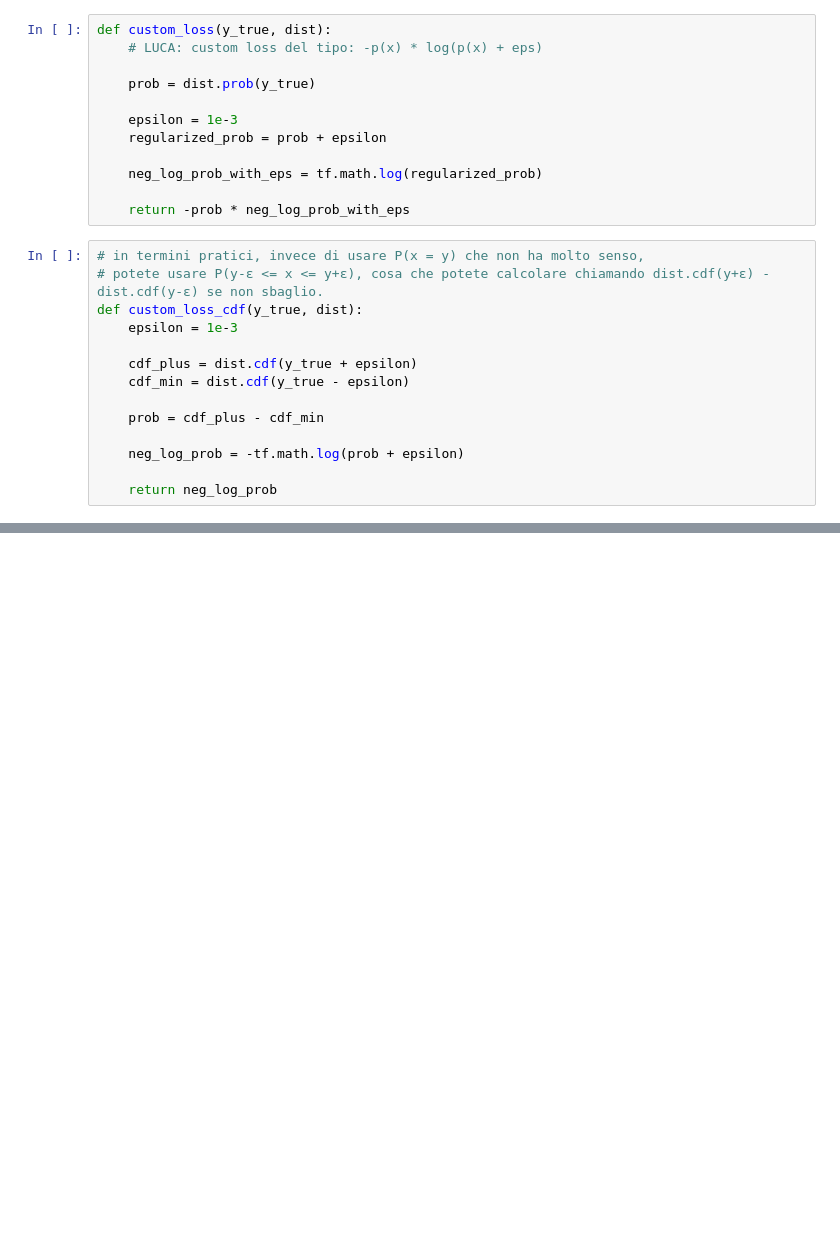
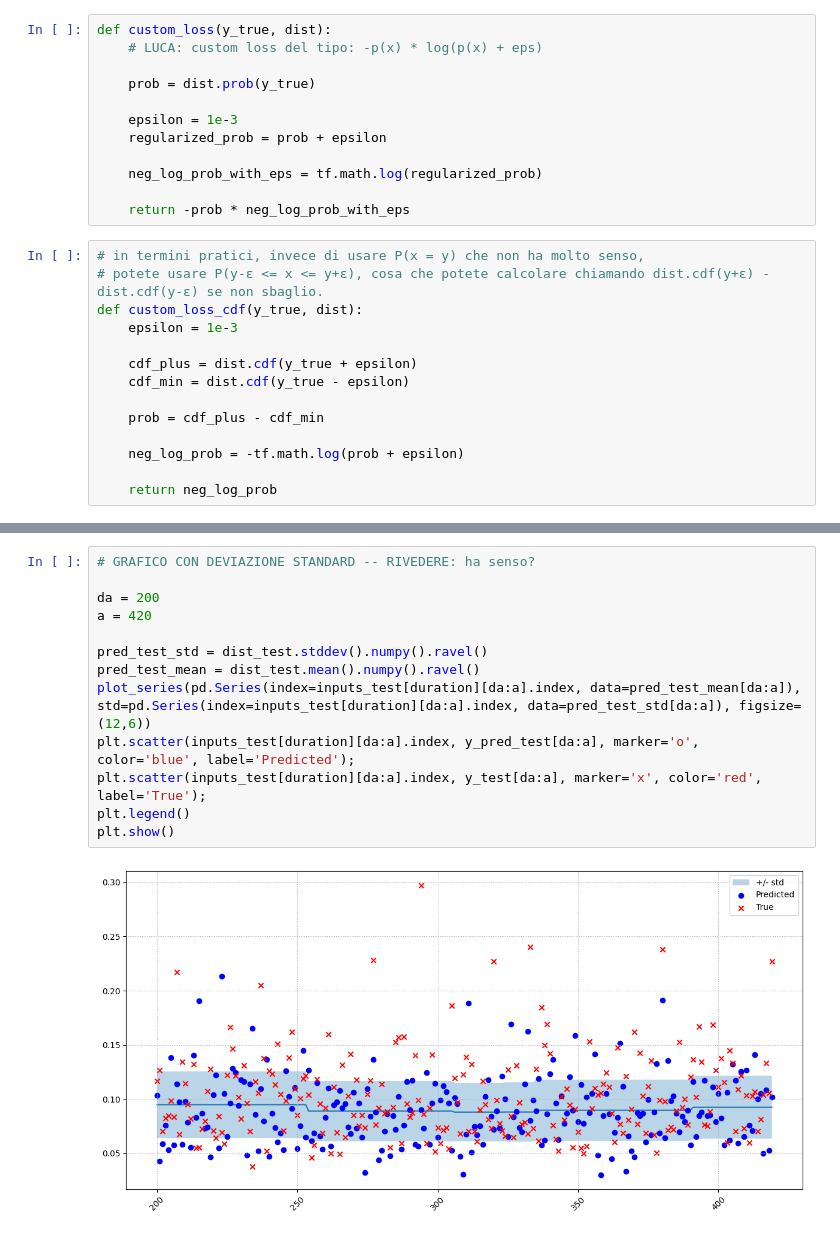
Before and after one commit to oshodiS/Rainfall-BetaEstimation, a Jupyter notebook: Rainfall.ipynb, the cells around one changed output, grey strips where cells are left out. Saved outputs shown, nothing was run; the diff lists cells and outputs as text; blank space fills up the shorter version.

```diff
--- a/Rainfall.ipynb
+++ b/Rainfall.ipynb
@@ -594,0 +643,15 @@ MAE: 0.04
+# %%
+# GRAFICO CON DEVIAZIONE STANDARD -- RIVEDERE: ha senso?
+
+da = 200
+a = 420
+
+pred_test_std = dist_test.stddev().numpy().ravel()
+pred_test_mean = dist_test.mean().numpy().ravel()
+plot_series(pd.Series(index=inputs_test[duration][da:a].index, data=pred_test_mean[da:a]), std=pd.Series(index=inputs_test[duration][da:a].index, data=pred_test_std[da:a]), figsize=(12,6))
+plt.scatter(inputs_test[duration][da:a].index, y_pred_test[da:a], marker='o', color='blue', label='Predicted');
+plt.scatter(inputs_test[duration][da:a].index, y_test[da:a], marker='x', color='red', label='True');
+plt.legend()
+plt.show()
+# %% [output]
+[figure, added]
```
Also changed, not shown: parts of 25 cells of this notebook.
